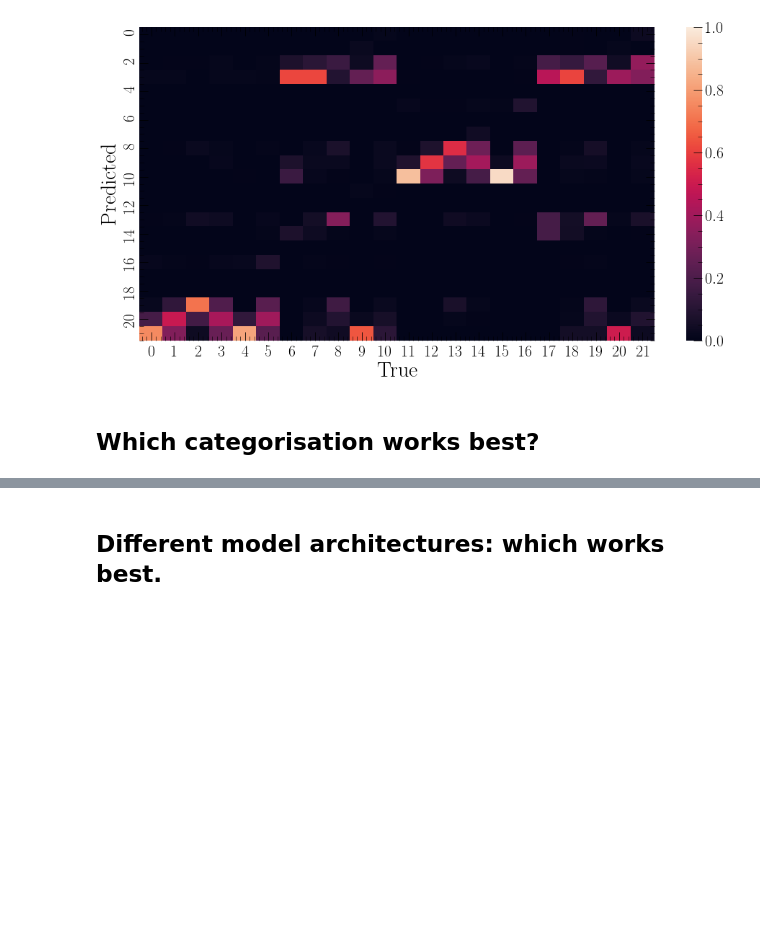
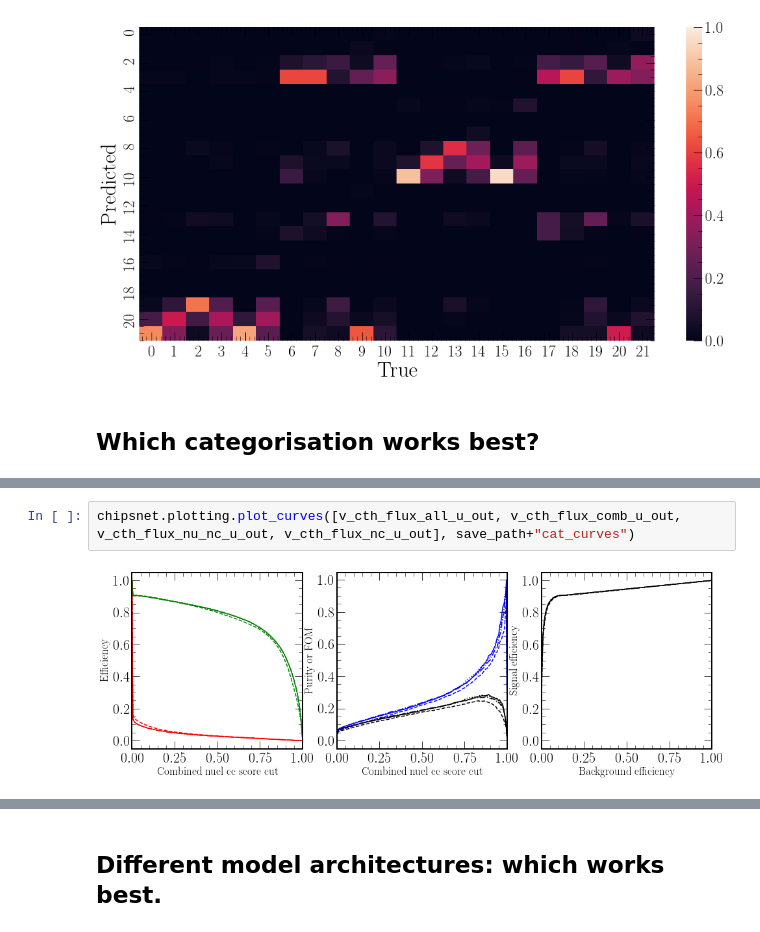
Before and after one commit to chipsneutrino/chips-net, a Jupyter notebook: notebooks/analysis.ipynb, the cells around one changed output, grey strips where cells are left out. Saved outputs shown, nothing was run; the diff lists cells and outputs as text; blank space fills up the shorter version.

```diff
--- a/notebooks/analysis.ipynb
+++ b/notebooks/analysis.ipynb
@@ -460,0 +473,4 @@ took 34.34 seconds
+# %%
+chipsnet.plotting.plot_curves([v_cth_flux_all_u_out, v_cth_flux_comb_u_out, v_cth_flux_nu_nc_u_out, v_cth_flux_nc_u_out], save_path+"cat_curves")
+# %% [output]
+[figure, added]
```
Also changed, not shown: parts of 16 cells of this notebook, 1 other file.
